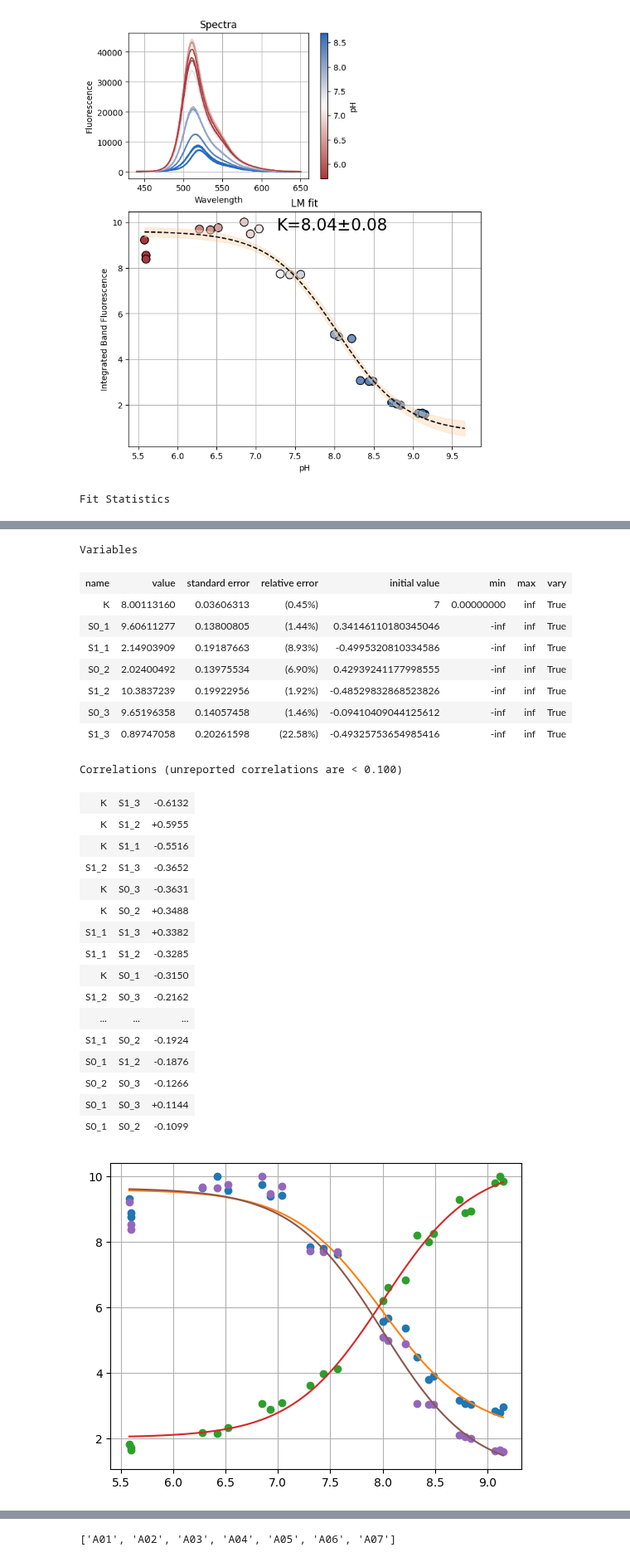
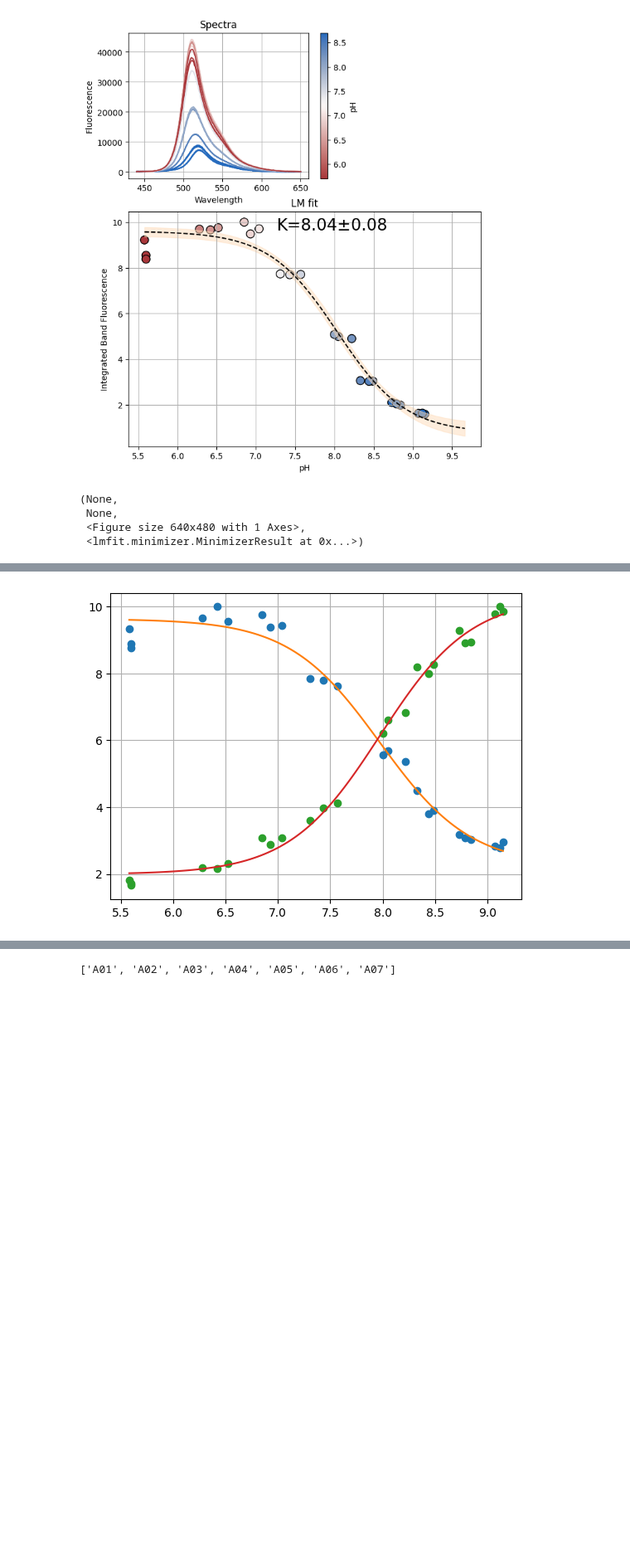
Before and after one commit to darosio/ClopHfit, a Jupyter notebook: docs/tutorials/prenspire.ipynb, the cells around one changed output, grey strips where cells are left out. Shown at 83% size. Cells and saved outputs as stored; diff of their text form; code cells hidden in the pictures; blank space fills up the shorter version.

```diff
--- a/docs/tutorials/prenspire.ipynb
+++ b/docs/tutorials/prenspire.ipynb
@@ -164,18 +171,28 @@ spectra_D = nn.titrations["NTT-G10"][20.0]["Cl_0.0"]["D"]
 figA, resA = analyze_spectra(spectra_A, "pH", (466, 510))
 figC, resC = analyze_spectra(spectra_C, "pH", (470, 500))
 figD, resD = analyze_spectra(spectra_D, "pH", (450, 600))
-# Combine the data from all datasets into a single 1D array
-x_combined = [resA.userkws["x"], resC.userkws["x"], resD.userkws["x"]]
-y_combined = [resA.data, resC.data, resD.data]
+
+# Combine the data from all datasets
+x_combined = {"A": resA.userkws["x"], "C": resC.userkws["x"], "D": resD.userkws["x"]}
+y_combined = {"A": resA.data, "C": resC.data, "D": resD.data}
 # %% [output]
 [figure]
 [figure]
 [figure]
 # %%
 dbands = {"A": (466, 510), "C": (470, 500), "D": (450, 600)}
-f, res = analyze_spectra_glob(
+dbands = {
+    "A": (466, 510),
+    "C": (470, 500),
+}
+# dbands = {"A": (466, 510), }
+# dbands = {}
+tup = analyze_spectra_glob(
     nn.titrations["NTT-G10"][20.0]["Cl_0.0"], "pH", dbands, x_combined, y_combined
 )
-res
+tup
 # %% [output]
-Fit Statistics
+(None,
+ None,
+ <Figure size 640x480 with 1 Axes>,
+ <lmfit.minimizer.MinimizerResult at 0x...>)
@@ -190,27 +199 @@ Fit Statistics
-Variables
-| name | value | standard error | relative error | initial value | min | max | vary |
-| K | 8.00113160 | 0.03606313 | (0.45%) | 7 | 0.00000000 | inf | True |
-| S0_1 | 9.60611277 | 0.13800805 | (1.44%) | 0.34146110180345046 | -inf | inf | True |
-| S1_1 | 2.14903909 | 0.19187663 | (8.93%) | -0.4995320810334586 | -inf | inf | True |
-| S0_2 | 2.02400492 | 0.13975534 | (6.90%) | 0.42939241177998555 | -inf | inf | True |
-| S1_2 | 10.3837239 | 0.19922956 | (1.92%) | -0.48529832868523826 | -inf | inf | True |
-| S0_3 | 9.65196358 | 0.14057458 | (1.46%) | -0.09410409044125612 | -inf | inf | True |
-| S1_3 | 0.89747058 | 0.20261598 | (22.58%) | -0.49325753654985416 | -inf | inf | True |
-Correlations (unreported correlations are < 0.100)
-| K | S1_3 | -0.6132 |
-| K | S1_2 | +0.5955 |
-| K | S1_1 | -0.5516 |
-| S1_2 | S1_3 | -0.3652 |
-| K | S0_3 | -0.3631 |
-| K | S0_2 | +0.3488 |
-| S1_1 | S1_3 | +0.3382 |
-| S1_1 | S1_2 | -0.3285 |
-| K | S0_1 | -0.3150 |
-| S1_2 | S0_3 | -0.2162 |
-| ... | ... | ... |
-| S1_1 | S0_2 | -0.1924 |
-| S0_1 | S1_2 | -0.1876 |
-| S0_2 | S0_3 | -0.1266 |
-| S0_1 | S0_3 | +0.1144 |
-| S0_1 | S0_2 | -0.1099 |
-[figure, old version]
+[figure, new version]
```
Also changed, not shown: parts of 11 cells of this notebook, 7 other files.
